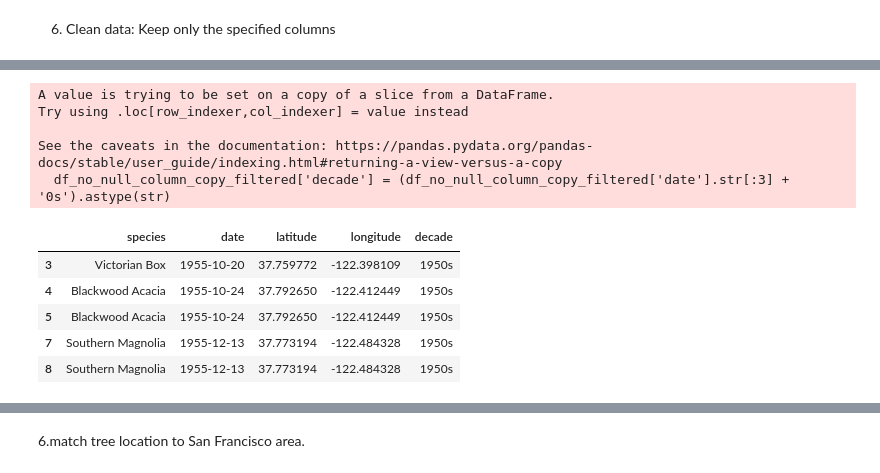
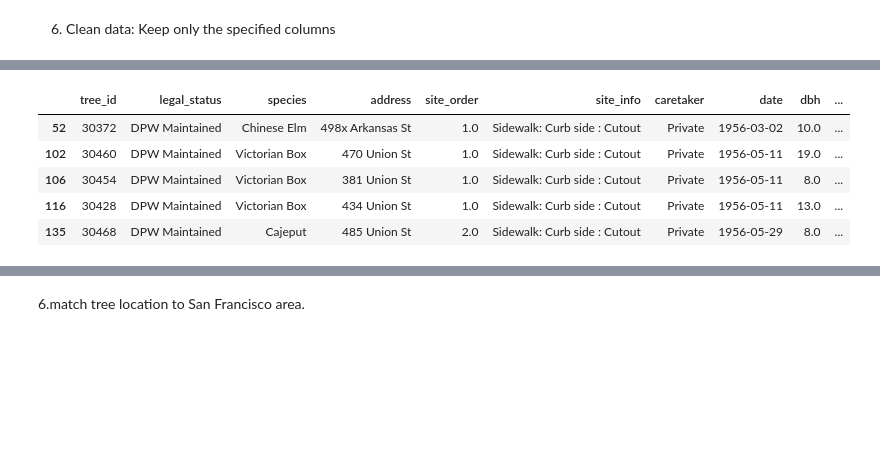
Before and after one commit to J1ngAo/Distribution-of-trees-on-the-streets-of-San-Francisco, a Jupyter notebook: clean_data.ipynb, the cells around one changed output, grey strips where cells are left out. Saved outputs shown, nothing was run; the diff lists cells and outputs as text; code cells hidden in the pictures; blank space fills up the shorter version.

Commit message:
clean data

```diff
--- a/clean_data.ipynb
+++ b/clean_data.ipynb
@@ -113,7 +47,7 @@ longitude      2832
 dtype: int64
 # %%
 # Removing rows with any null values
-df_no_null_column = df_extract_column.dropna()
-null_values = df_no_null_column.isnull().sum()
+df = df.dropna()
+null_values = df.isnull().sum()
 null_values
 # %% [output]
@@ -139,9 +67,9 @@ df_no_null_column.head()
 # %%
-df_no_null_column_copy = df_no_null_column[['species', 'date', 'latitude', 'longitude']].copy()
+df = df.copy()
 
 # Splitting the 'species' column at "::" and retaining only the common name
 # If there's no common name (empty string after split), replace with 'Other Tree'
-df_no_null_column_copy['species'] = df_no_null_column_copy['species'].str.split(' :: ').str.get(1).fillna('Other Tree')
+df['species'] = df['species'].str.split(' :: ').str.get(1).fillna('Other Tree')
 # Displaying the first few rows to verify the changes
-df_no_null_column_copy.head()
+df.head()
 # %% [output]
@@ -174,6 +102,6 @@ Myoporum                               243
 Name: count, dtype: int64
 # %%
-df_no_null_column_copy_filtered = df_no_null_column_copy[df_no_null_column_copy['species'] != 'Other Tree']
-df_no_null_column_copy_filtered['species'] .value_counts()
+df = df[df['species'] != 'Other Tree']
+df['species'] .value_counts()
 # %% [output]
 species
@@ -209,16 +120,11 @@ Name: count, Length: 6614, dtype: int64
 # %%
-df_no_null_column_copy_filtered['decade'] = (df_no_null_column_copy_filtered['date'].str[:3] + '0s').astype(str)
-df_no_null_column_copy_filtered.head()
+df['decade'] = (df['date'].str[:3] + '0s').astype(str)
+df.head()
 # %% [output]
-A value is trying to be set on a copy of a slice from a DataFrame.
-Try using .loc[row_indexer,col_indexer] = value instead
-
-See the caveats in the documentation: https://pandas.pydata.org/pandas-docs/stable/user_guide/indexing.html#returning-a-view-versus-a-copy
-  df_no_null_column_copy_filtered['decade'] = (df_no_null_column_copy_filtered['date'].str[:3] + '0s').astype(str)
-|  | species | date | latitude | longitude | decade |
-| 3 | Victorian Box | 1955-10-20 | 37.759772 | -122.398109 | 1950s |
-| 4 | Blackwood Acacia | 1955-10-24 | 37.792650 | -122.412449 | 1950s |
-| 5 | Blackwood Acacia | 1955-10-24 | 37.792650 | -122.412449 | 1950s |
-| 7 | Southern Magnolia | 1955-12-13 | 37.773194 | -122.484328 | 1950s |
-| 8 | Southern Magnolia | 1955-12-13 | 37.773194 | -122.484328 | 1950s |
+|  | tree_id | legal_status | species | address | site_order | site_info | caretaker | date | dbh | ... |
+| 52 | 30372 | DPW Maintained | Chinese Elm | 498x Arkansas St | 1.0 | Sidewalk: Curb side : Cutout | Private | 1956-03-02 | 10.0 | ... |
+| 102 | 30460 | DPW Maintained | Victorian Box | 470 Union St | 1.0 | Sidewalk: Curb side : Cutout | Private | 1956-05-11 | 19.0 | ... |
+| 106 | 30454 | DPW Maintained | Victorian Box | 381 Union St | 1.0 | Sidewalk: Curb side : Cutout | Private | 1956-05-11 | 8.0 | ... |
+| 116 | 30428 | DPW Maintained | Victorian Box | 434 Union St | 1.0 | Sidewalk: Curb side : Cutout | Private | 1956-05-11 | 13.0 | ... |
+| 135 | 30468 | DPW Maintained | Cajeput | 485 Union St | 2.0 | Sidewalk: Curb side : Cutout | Private | 1956-05-29 | 8.0 | ... |
 # %%
```
Also changed, not shown: parts of 30 cells of this notebook, 1 other file.
